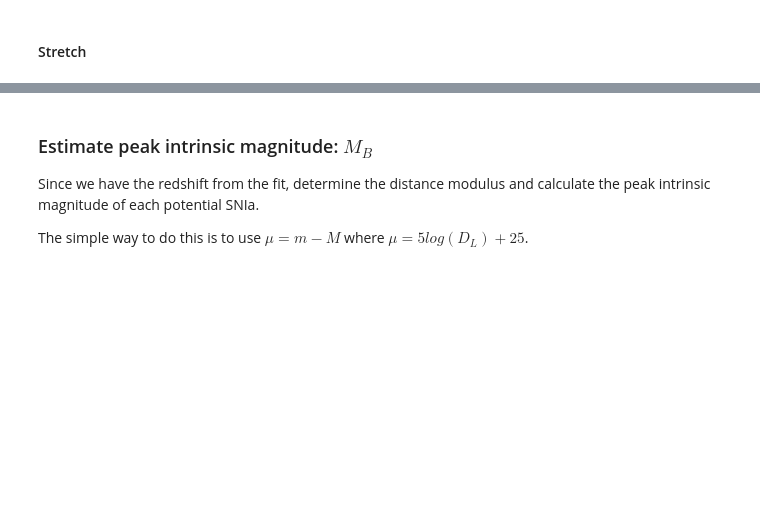
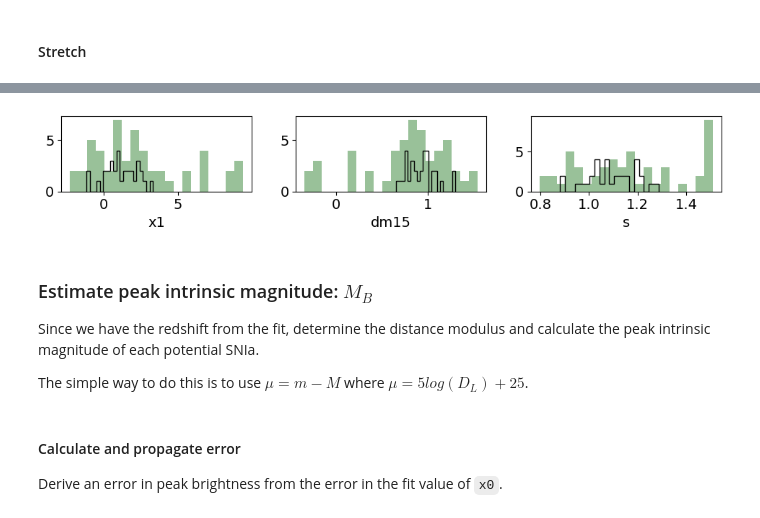
Before and after one commit to MelissaGraham/decam_ddf_tools, a Jupyter notebook: transients_science/SNIa/4_analyze_potential_snia_sncosmo.ipynb, the cells around one changed output, grey strips where cells are left out. Saved outputs shown, nothing was run; the diff lists cells and outputs as text; code cells hidden in the pictures; blank space fills up the shorter version.

```diff
--- a/transients_science/SNIa/4_analyze_potential_snia_sncosmo.ipynb
+++ b/transients_science/SNIa/4_analyze_potential_snia_sncosmo.ipynb
@@ -192,5 +191,29 @@ for c in range(len(fit_x0e)):
+# %%
+tx = np.where((fit_z > -90.0) & (fit_mlgflag != 0) & (fit_x1 < 10))[0]
+mlgx = np.where((fit_z > -90.0) & (fit_mlgflag == 0) & (fit_x1 < 10))[0]
+
+plt.rcParams.update({'font.size': 14})
+fig, ax = plt.subplots(1, 3, figsize=(10, 2))
+nbins=20
+
+ax[0].hist(fit_x1[tx],   bins=nbins, histtype='stepfilled', alpha=0.4, color='darkgreen')
+ax[0].hist(fit_x1[mlgx], bins=nbins, histtype='step', ls='solid', color='black')
+ax[0].set_xlabel('x1')
+
+ax[1].hist(fit_dm15[tx],   bins=nbins, histtype='stepfilled', alpha=0.4, color='darkgreen')
+ax[1].hist(fit_dm15[mlgx], bins=nbins, histtype='step', ls='solid', color='black')
+ax[1].set_xlabel('dm15')
+
+ax[2].hist(fit_s[tx],   bins=nbins, histtype='stepfilled', alpha=0.4, color='darkgreen')
+ax[2].hist(fit_s[mlgx], bins=nbins, histtype='step', ls='solid', color='black')
+ax[2].set_xlabel('s')
+
+fig.tight_layout()
+fig.show()
+# %% [output]
+[figure, added]
 # %% [markdown]
-### Estimate peak intrinsic magnitude: $ M_{B}$
+### Estimate peak intrinsic magnitude: $M_B$
 
 Since we have the redshift from the fit, determine the distance modulus and
 calculate the peak intrinsic magnitude of each potential SNIa.
@@ -201,3 +224,7 @@ fit_MB = np.zeros(len(fit_pmB), dtype='float')
 tx = np.where(fit_z > 0.0)[0]
 fit_MB[tx] = fit_pmB[tx] - (5. * np.log10(cosmo.luminosity_distance(fit_z[tx]).value) + 25.)
 del tx
+# %% [markdown]
+#### Calculate and propagate error
+
+Derive an error in peak brightness from the error in the fit value of `x0`.
```
Also changed, not shown: parts of 46 cells of this notebook.
